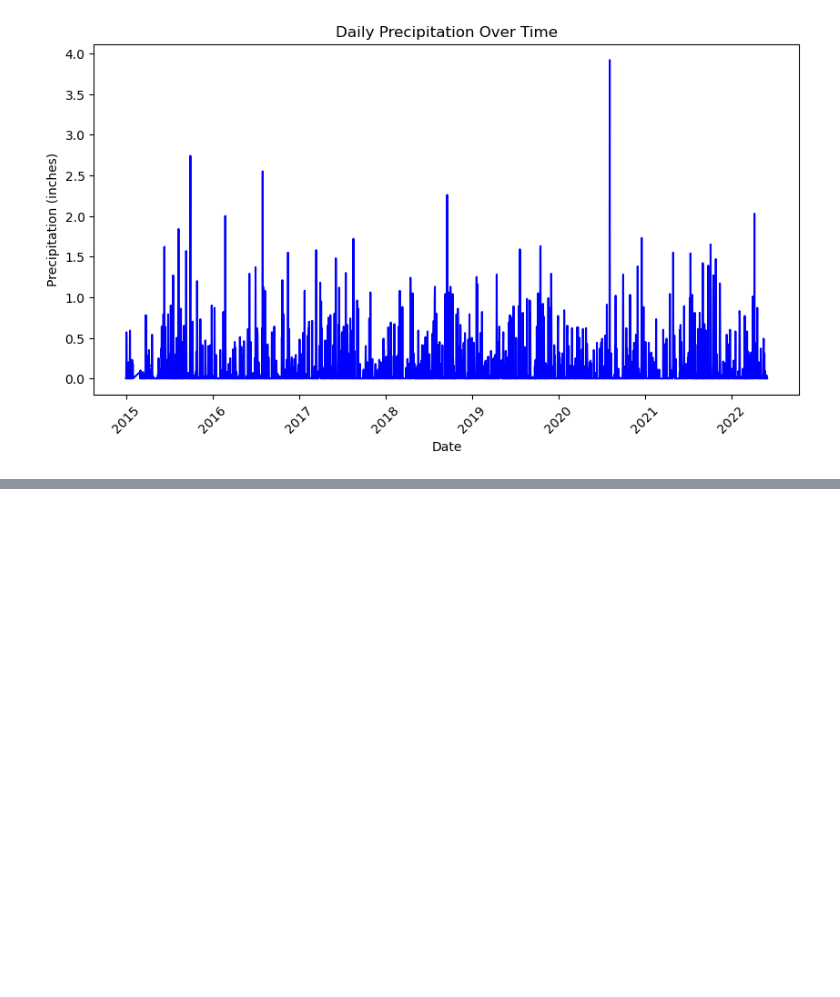
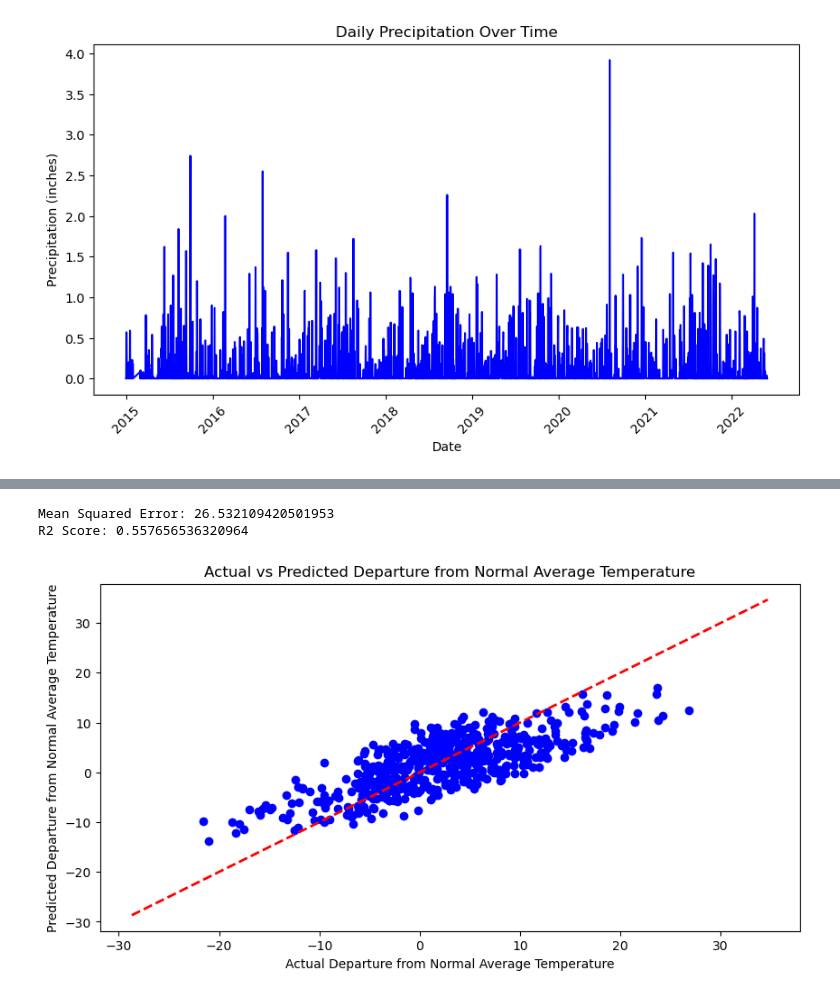
Before and after one commit to andeka04/Anderson_Becker_PrecipitationPrediction, a Jupyter notebook: EDA.ipynb, the cells around one changed output, grey strips where cells are left out. Cells and saved outputs as stored; diff of their text form; code cells hidden in the pictures; blank space fills up the shorter version.

```diff
--- a/EDA.ipynb
+++ b/EDA.ipynb
@@ -54,0 +131,41 @@ plt.show()
+# %%
+#Running a new linear regression with our target as DailyDepartureFromNormalAverageTemperature
+#Splitting the data into features and target variable (target is DailyDepartureFromNormalAverageTemperature)
+X2 = weather.drop(columns=['DailyDepartureFromNormalAverageTemperature', 'DATE', 'WindEquipmentChangeDate'])
+y2 = weather['DailyDepartureFromNormalAverageTemperature']
+
+#Scaling our data
+scaler2 = StandardScaler()
+X2_scaled = scaler2.fit_transform(X2)
+
+#Splitting the data
+X2_train, X2_test, y2_train, y2_test = train_test_split(X2_scaled, y2, test_size=0.2, random_state=42)
+
+#Creating the ElasticNet model
+model2 = ElasticNet(alpha=0.1, l1_ratio=0.5)
+
+#Fitting the model
+model2.fit(X2_train, y2_train)
+
+#Predicting on test data
+y2_pred = model2.predict(X2_test)
+
+#Evaluating the model performance
+mse2 = mean_squared_error(y2_test, y2_pred)
+r2_2 = r2_score(y2_test, y2_pred)
+print('Mean Squared Error:', mse2)
+print('R2 Score:', r2_2)
+# %% [output]
+Mean Squared Error: 26.532109420501953
+R2 Score: 0.557656536320964
+# %%
+#creating a scatter plot (y-train vs y-pred)
+plt.figure(figsize=(10, 5))
+plt.scatter(y2_test, y2_pred, color='blue')
+plt.title('Actual vs Predicted Departure from Normal Average Temperature')
+plt.xlabel('Actual Departure from Normal Average Temperature')
+plt.ylabel('Predicted Departure from Normal Average Temperature')
+plt.plot([y2.min(), y2.max()], [y2.min(), y2.max()], 'r--', lw=2)
+plt.show()
+# %% [output]
+[figure, added]
```
Also changed, not shown: parts of 19 cells of this notebook.
